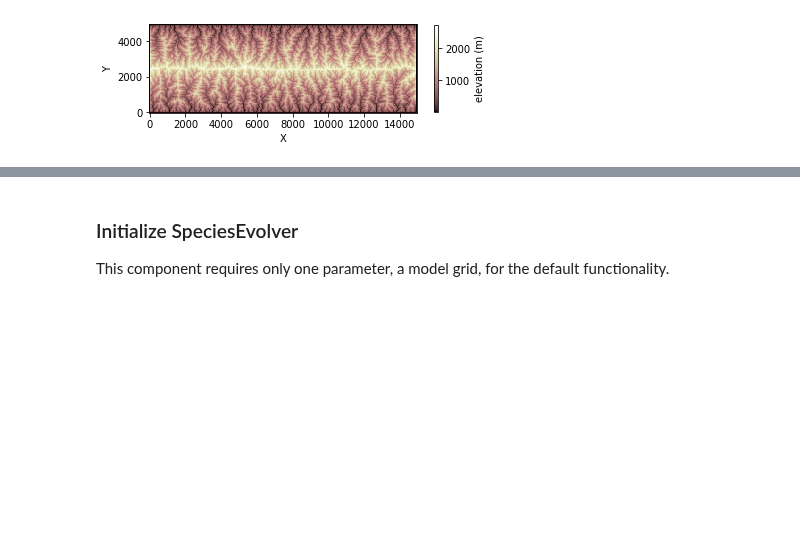
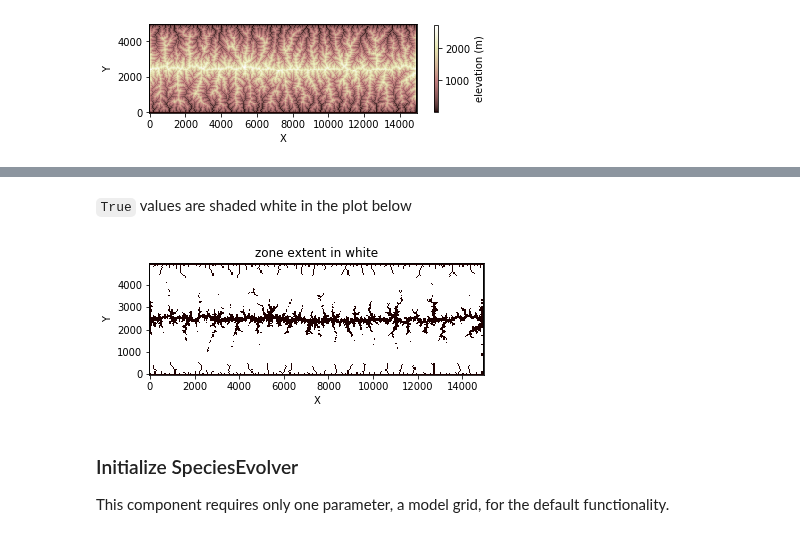
Before and after one commit to landlab/tutorials, a Jupyter notebook: species_evolution/Introduction_to_SpeciesEvolver.ipynb, the cells around one changed output, grey strips where cells are left out. Saved outputs shown, nothing was run; the diff lists cells and outputs as text; code cells hidden in the pictures; blank space fills up the shorter version.

```diff
--- a/species_evolution/Introduction_to_SpeciesEvolver.ipynb
+++ b/species_evolution/Introduction_to_SpeciesEvolver.ipynb
@@ -68,3 +111,17 @@ imshow_grid(mg, 'land_surface_air__temperature',
+# %%
+def zone_func(grid):
+    """Get a mask of the total zone extent."""
+    T = grid.at_node['land_surface_air__temperature']
+    T_max = 25
+    T_min = 15
+    zone_extent_mask = np.all([T >= T_min, T <= T_max], 0)
+    return zone_extent_mask
+# %% [markdown]
+`True` values are shaded white in the plot below
+# %%
+imshow_grid(mg, zone_func(mg), allow_colorbar=False, plot_name='zone extent in white')
+# %% [output]
+[figure, added]
 # %% [markdown]
 ### Initialize SpeciesEvolver
 
```
Also changed, not shown: parts of 61 cells of this notebook, 3 other files.
